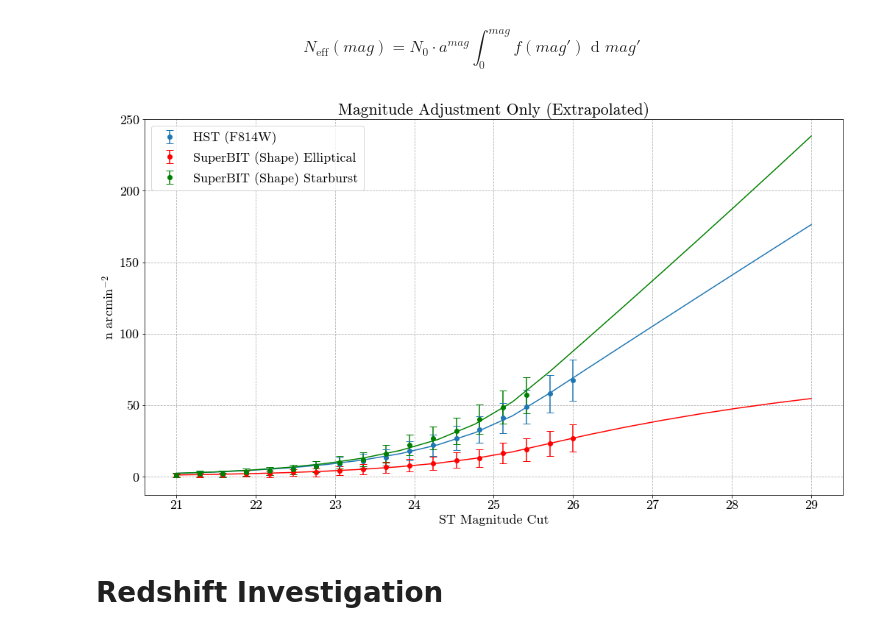
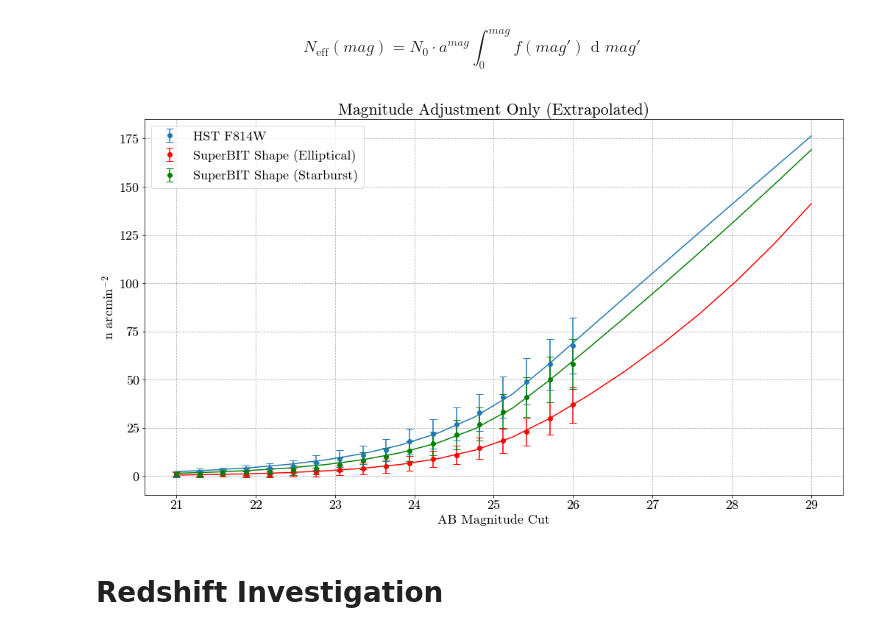
Before and after one commit to veome22/superbit_neff, a Jupyter notebook: neff_superbit.ipynb, the cells around one changed output. Saved outputs shown, nothing was run; the diff lists cells and outputs as text; code cells hidden in the pictures.

```diff
--- a/neff_superbit.ipynb
+++ b/neff_superbit.ipynb
@@ -17,7 +17,9 @@ DIRECTORY = '/mnt/44868D0F868D02A2/Users/veome/Google Drive/Academics/Senior The
 # Catalog Setup
 # %%
 # cosmos = np.genfromtxt(DIRECTORY+'acs_cosmos1361.gcat_ascii', usecols=range(0,10), invalid_raise=False)
-cosmos = np.genfromtxt('superbit_cosmos1361_shape_mag26.gcat_ascii', usecols=range(0,13), invalid_raise=False)
+# cosmos = np.genfromtxt('superbit_cosmos1361_shape_mag26.gcat_ascii', usecols=range(0,13), invalid_raise=False)
+cosmos = np.genfromtxt('superbit_cosmos1361_shape_abmag26.gcat_ascii', usecols=range(0,13), invalid_raise=False)
+
 # cosmos = np.genfromtxt('superbit19_cosmos1361_lum_mag26.gcat_ascii', usecols=range(0,13), invalid_raise=False)
 
 print("Original Catalog Size: %i"%cosmos.shape[0])
@@ -280,37 +282,37 @@ hst_fit, covar = get_n_fit(x, hst_meds, f_hst) # Best Fit Parameters
 # SuperBIT
 f_superbit = get_n_mag(MAG_MIN, MAG_MAX, 0.2, SUPERBIT_PSF, cosmos) # Fraction Function
 e_fit, covar = get_n_fit(x, e_meds, f_superbit) # Best Fit Parameters
-sb_lim = 2
+sb_lim = 0
 sb_fit, covar = get_n_fit(x[:len(x)-sb_lim], sb_meds[:len(sb_meds)-sb_lim], f_superbit) # Best Fit Parameters
 # %%
 # Extrapolation range
 plt_mags= np.linspace(21.0, MAG_LIM + 3, num=len(hst_mag_neff))
 
 
 # Plot n_eff
 plt.figure(figsize=(14,8))
 
 plt.plot(plt_mags, n_extrapolation(plt_mags, *hst_fit, f_hst),color='C0')
-plt.errorbar(mags, hst_meds, yerr=hst_stds,fmt='o', label="HST (F814W)", color='C0')
+plt.errorbar(mags, hst_meds, yerr=hst_stds,fmt='o', label="HST F814W", color='C0')
 
 plt.plot(plt_mags, n_extrapolation(plt_mags, *e_fit, f_superbit), color='r')
-plt.errorbar(mags, e_meds, yerr=e_stds,fmt='o', label="SuperBIT (Shape) Elliptical", color='r')
+plt.errorbar(mags, e_meds, yerr=e_stds,fmt='o', label="SuperBIT Shape (Elliptical)", color='r')
 
 plt.plot(plt_mags, n_extrapolation(plt_mags, *sb_fit, f_superbit), color='g')
-plt.errorbar(mags[:len(mags)-sb_lim], sb_meds[:len(sb_meds)-sb_lim], yerr=sb_stds[:len(sb_stds)-sb_lim],fmt='o', label="SuperBIT (Shape) Starburst", color='g')
+plt.errorbar(mags[:len(mags)-sb_lim], sb_meds[:len(sb_meds)-sb_lim], yerr=sb_stds[:len(sb_stds)-sb_lim],fmt='o', label="SuperBIT Shape (Starburst)", color='g')
 
 plt.title("Magnitude Adjustment Only (Extrapolated)")
-plt.xlabel("ST Magnitude Cut")
+plt.xlabel("AB Magnitude Cut")
 plt.ylabel('n arcmin$^{-2}$')
 plt.legend()
 plt.tight_layout(pad=0)
 plt.grid(linestyle='--')
 
 
 # plt.savefig(DIRECTORY+'neff_mag_extrapolation.png')
 plt.show()
 # %% [output]
-[figure, old version]
+[figure, new version]
 # %% [markdown]
 # Redshift Investigation
 # %% [markdown]
```
Also changed, not shown: parts of 15 cells of this notebook.
